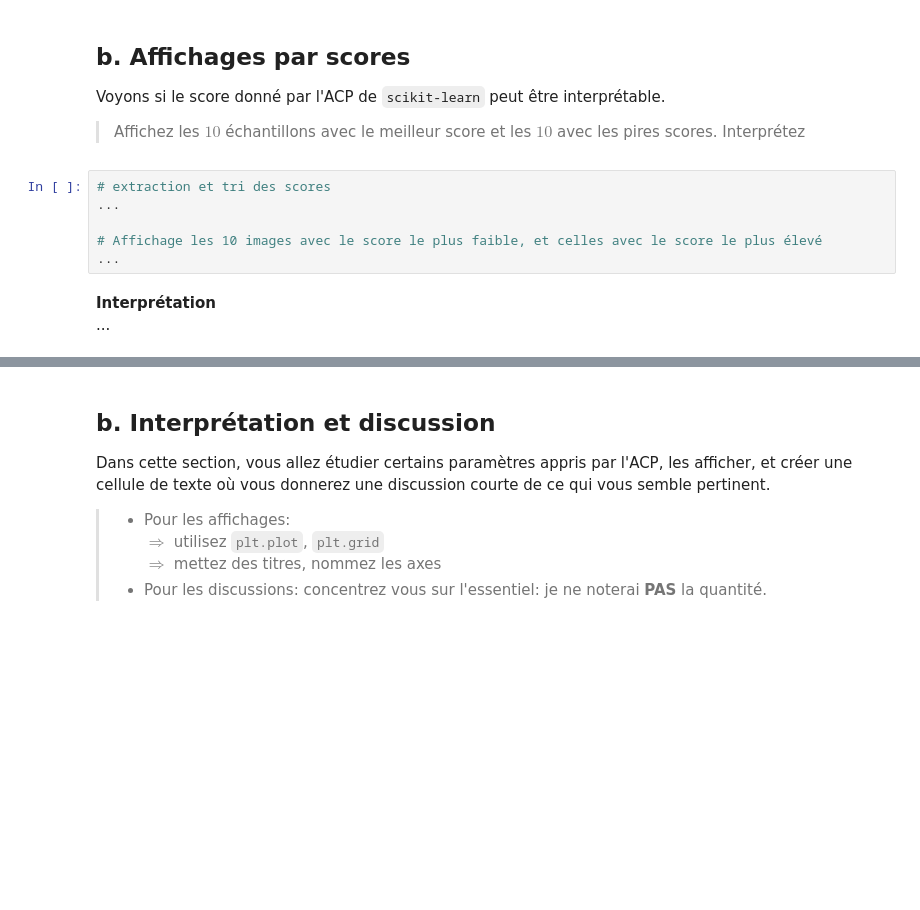
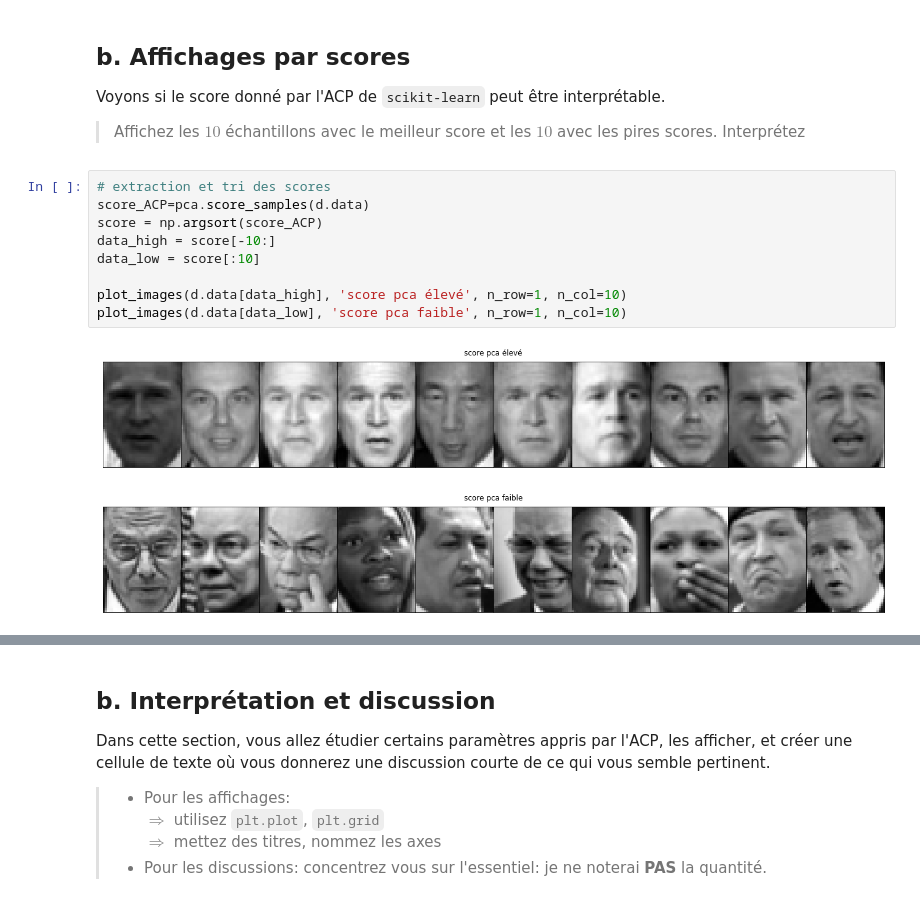
Before and after one commit to campusplage/compte-rendus-oriol_ramirez, a Jupyter notebook: TP2_sklearn.ipynb, the cells around one changed output, grey strips where cells are left out. Cells and saved outputs as stored; diff of their text form; blank space fills up the shorter version.

```diff
--- a/TP2_sklearn.ipynb
+++ b/TP2_sklearn.ipynb
@@ -330,12 +338,15 @@ plot_images(d.data, 'visages initiaux', n_row=1, n_col=5)
 Voyons si le score donné par l'ACP de `scikit-learn` peut être interprétable.
 
 > Affichez les $10$ échantillons avec le meilleur score et les $10$ avec les pires scores. Interprétez
-# %%
-# extraction et tri des scores
-...
-
-# Affichage les 10 images avec le score le plus faible, et celles avec le score le plus élevé
-...
-# %% [markdown]
-__Interprétation__
-...
+# %%
+# extraction et tri des scores
+score_ACP=pca.score_samples(d.data)
+score = np.argsort(score_ACP)
+data_high = score[-10:]
+data_low = score[:10]
+
+plot_images(d.data[data_high], 'score pca élevé', n_row=1, n_col=10)
+plot_images(d.data[data_low], 'score pca faible', n_row=1, n_col=10)
+# %% [output]
+[figure, added]
+[figure, added]
```
Also changed, not shown: parts of 5 cells of this notebook.
